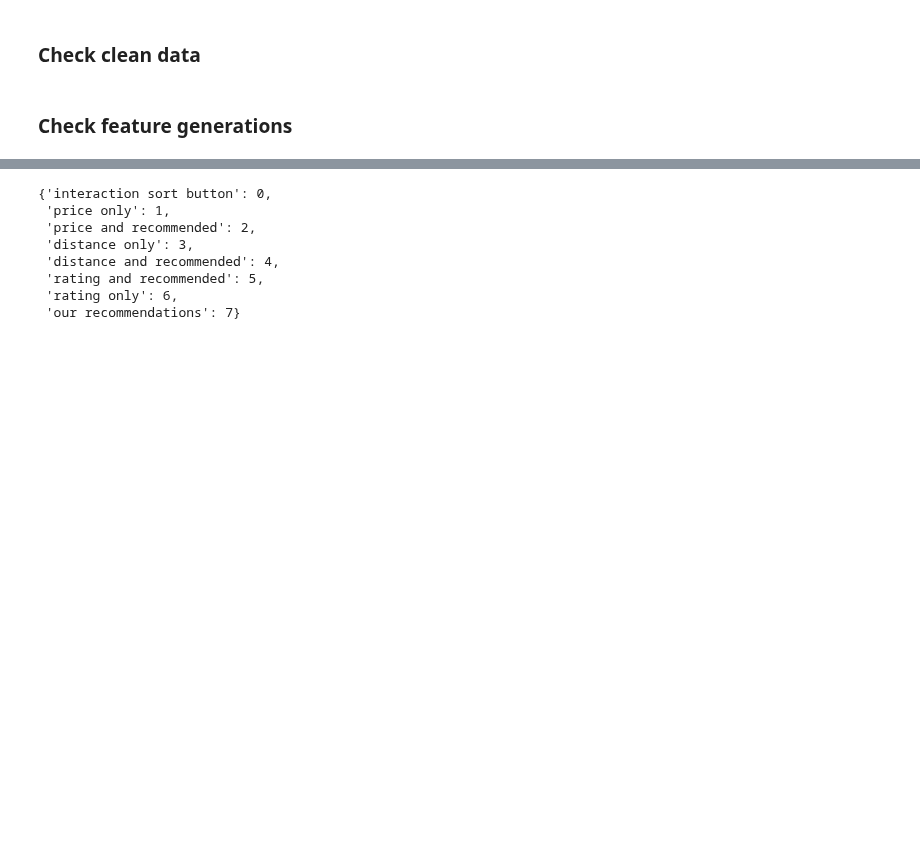
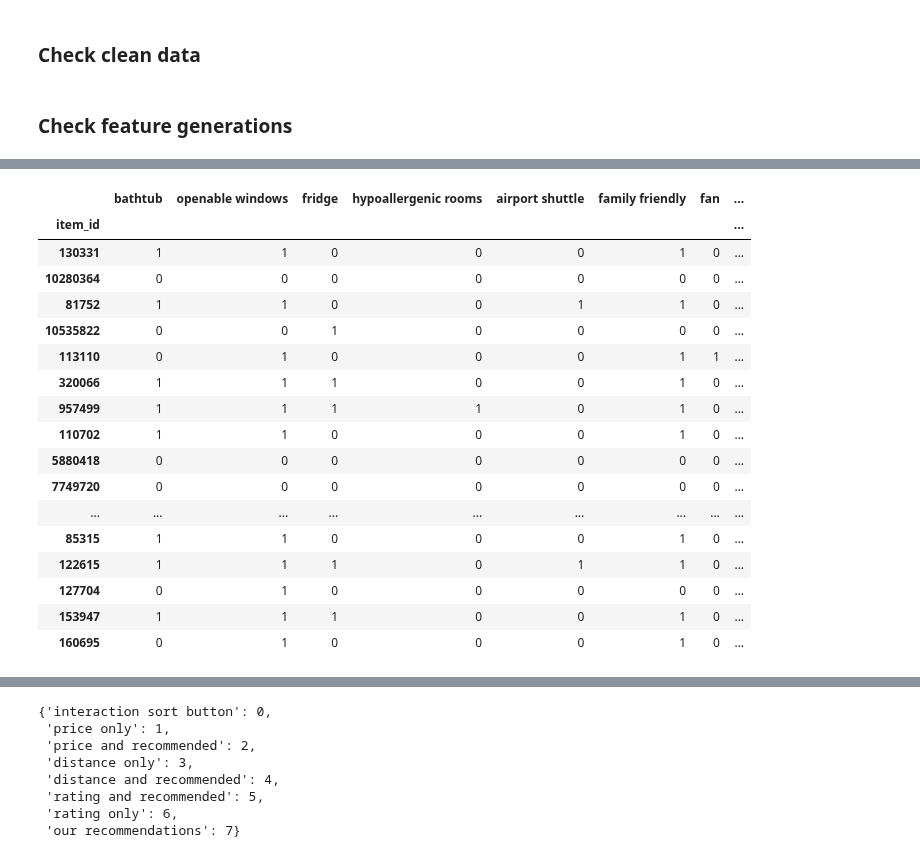
Before and after one commit to samshipengs/naps, a Jupyter notebook: eye_balling.ipynb, the cells around one changed output, grey strips where cells are left out. Cells and saved outputs as stored; diff of their text form; code cells hidden in the pictures; blank space fills up the shorter version.

```diff
--- a/eye_balling.ipynb
+++ b/eye_balling.ipynb
@@ -66,0 +78,34 @@ raw_demo
+# %%
+# refs = raw_eg.impressions.dropna().str.split('|')
+# refs = list([int(j) for i in refs for j in i])
+refs = '130331|10280364|81752|10535822|113110|320066|957499|110702|5880418|7749720|8334022|5822032|85358|160575|85312|128177|544881|1028114|5159380|2585586|85315|122615|127704|153947|160695'
+refs = refs.split('|')
+refs = [int(i) for i in refs]
+# %%
+refs_meta = meta_mapping[meta_mapping.item_id.isin(refs)]
+s = refs_meta.sum(axis=0)
+refs_meta_useful = refs_meta[s[s!=0].index].reset_index(drop=True)
+ss = refs_meta_useful.sum(axis=0)
+refs_meta_useful = refs_meta_useful[ss[ss!=24].index]
+refs_meta_useful = refs_meta_useful.set_index('item_id')
+refs_meta_useful = refs_meta_useful.reindex(refs)
+refs_meta_useful
+# %% [output]
+|  | bathtub | openable windows | fridge | hypoallergenic rooms | airport shuttle | family friendly | fan | ... |
+| item_id |  |  |  |  |  |  |  | ... |
+| 130331 | 1 | 1 | 0 | 0 | 0 | 1 | 0 | ... |
+| 10280364 | 0 | 0 | 0 | 0 | 0 | 0 | 0 | ... |
+| 81752 | 1 | 1 | 0 | 0 | 1 | 1 | 0 | ... |
+| 10535822 | 0 | 0 | 1 | 0 | 0 | 0 | 0 | ... |
+| 113110 | 0 | 1 | 0 | 0 | 0 | 1 | 1 | ... |
+| 320066 | 1 | 1 | 1 | 0 | 0 | 1 | 0 | ... |
+| 957499 | 1 | 1 | 1 | 1 | 0 | 1 | 0 | ... |
+| 110702 | 1 | 1 | 0 | 0 | 0 | 1 | 0 | ... |
+| 5880418 | 0 | 0 | 0 | 0 | 0 | 0 | 0 | ... |
+| 7749720 | 0 | 0 | 0 | 0 | 0 | 0 | 0 | ... |
+| ... | ... | ... | ... | ... | ... | ... | ... | ... |
+| 85315 | 1 | 1 | 0 | 0 | 0 | 1 | 0 | ... |
+| 122615 | 1 | 1 | 1 | 0 | 1 | 1 | 0 | ... |
+| 127704 | 0 | 1 | 0 | 0 | 0 | 0 | 0 | ... |
+| 153947 | 1 | 1 | 1 | 0 | 0 | 1 | 0 | ... |
+| 160695 | 0 | 1 | 0 | 0 | 0 | 1 | 0 | ... |
```
Also changed, not shown: parts of 16 cells of this notebook, 1 other file.
